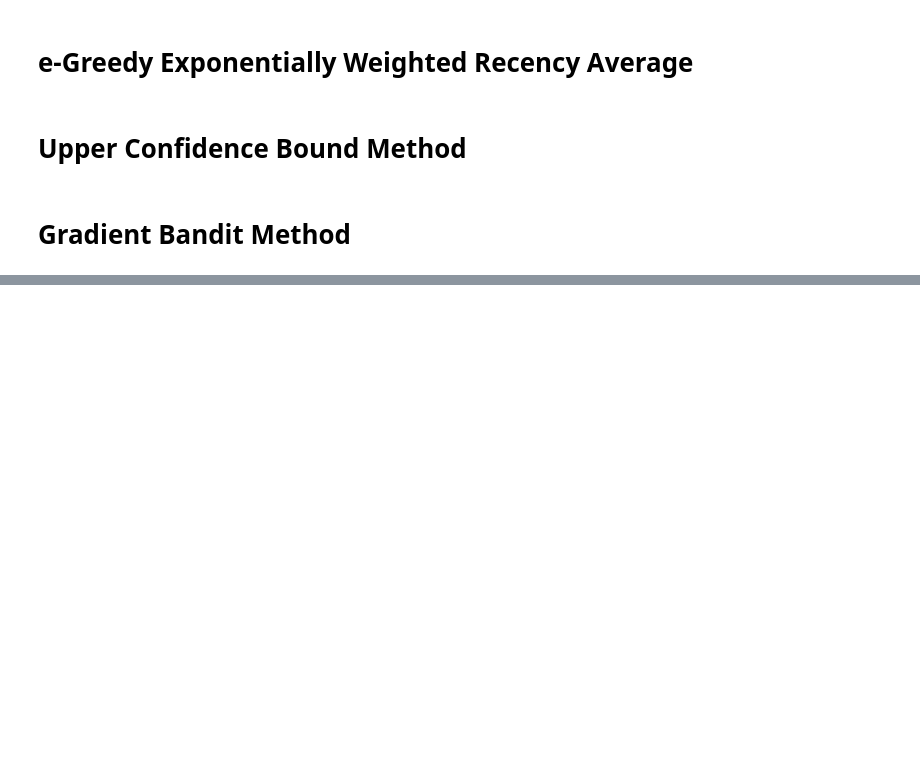
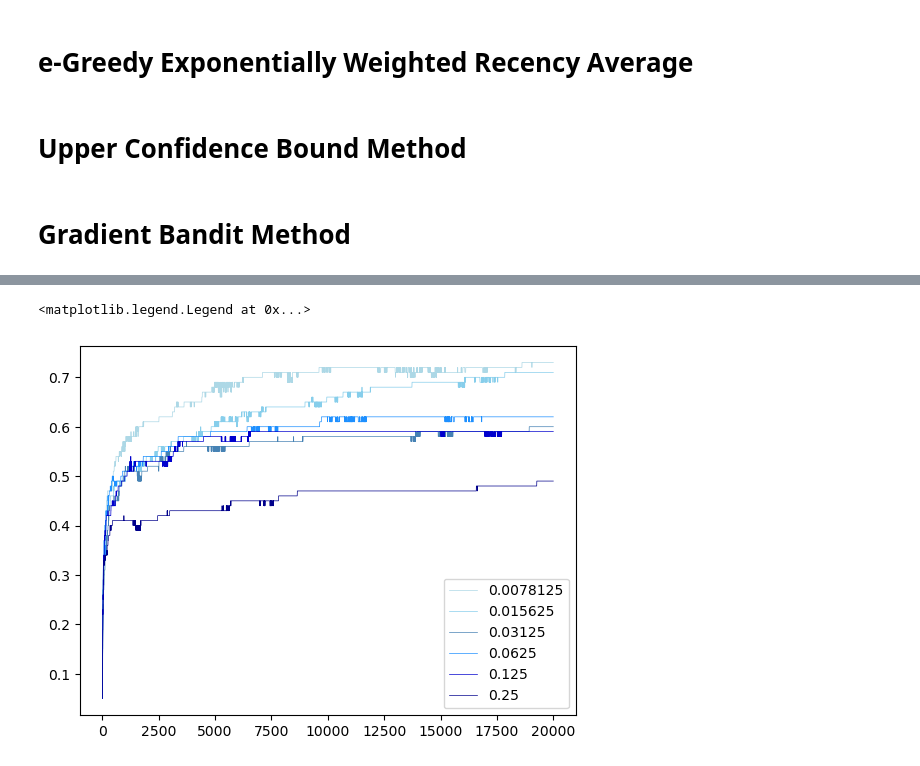
Before and after one commit to shantanu/reinforcement-learning-book, a Jupyter notebook: ch2/parameter-study.ipynb, the cells around one changed output, grey strips where cells are left out. Cells and saved outputs as stored; diff of their text form; code cells hidden in the pictures; blank space fills up the shorter version.

```diff
--- a/ch2/parameter-study.ipynb
+++ b/ch2/parameter-study.ipynb
@@ -346,0 +347,17 @@ plt.legend()
+# %%
+# Plot percent optimal action for each agent
+
+colors = ['#ADD8E6',  # Light Blue
+          '#87CEEB',  # Sky Blue
+          '#4682B4',  # Steel Blue
+          '#1E90FF',  # Dodger Blue
+          '#0000CD',  # Medium Blue
+          '#00008B']  # Dark Blue
+
+for agent, color in zip(agents_by_algo["Gradient"], colors):
+    plt.plot(agent.get_percent_optimal_actions(), label=agent._a, color=color, linewidth=0.5)
+
+plt.legend()
+# %% [output]
+<matplotlib.legend.Legend at 0x...>
+[figure, added]
```
Also changed, not shown: parts of 5 cells of this notebook.
